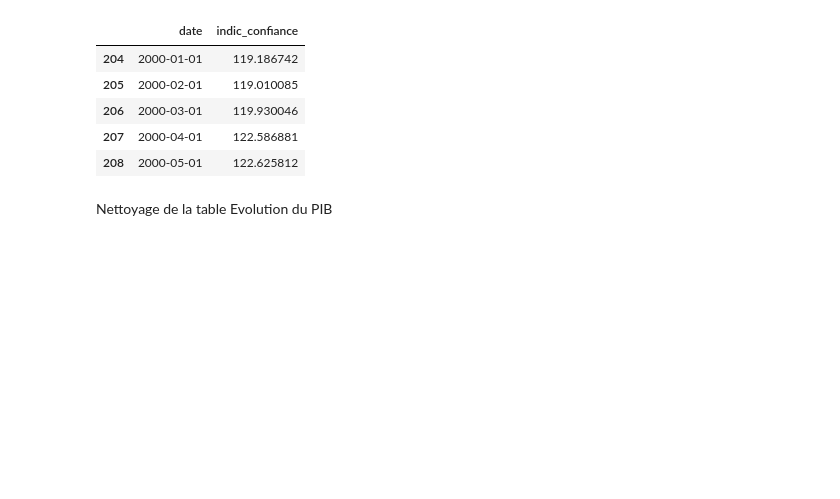
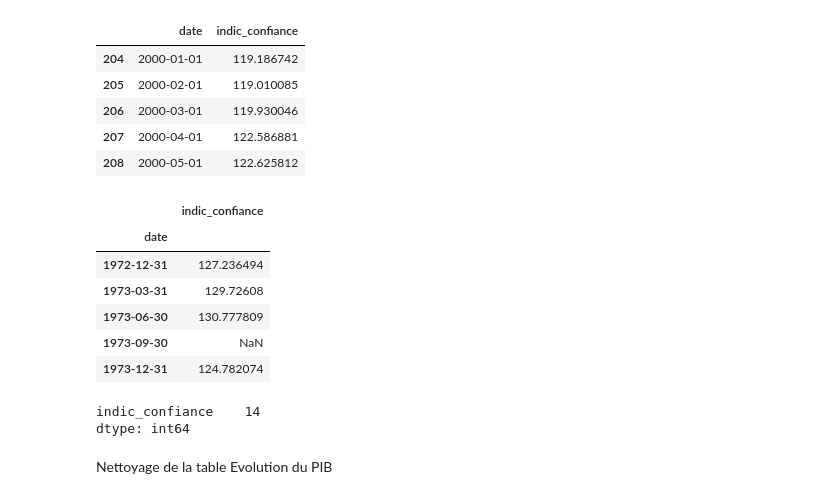
Before and after one commit to amreily/Projet-python-2A, a Jupyter notebook: Notebook_pythondata.ipynb, the cells around one changed output. Saved outputs shown, nothing was run; the diff lists cells and outputs as text; code cells hidden in the pictures; blank space fills up the shorter version.

```diff
--- a/Notebook_pythondata.ipynb
+++ b/Notebook_pythondata.ipynb
@@ -142,6 +158,26 @@ confiance_clean.head()
 | 206 | 2000-03-01 | 119.930046 |
 | 207 | 2000-04-01 | 122.586881 |
 | 208 | 2000-05-01 | 122.625812 |
+# %%
+# Convertir les données journalières en trimestrielles (moyenne trimestrielle)
+confiance["date"] = pd.to_datetime(confiance["date"])
+confiance.set_index("date", inplace=True)
+confiance_trimestriel = confiance.resample("Q").mean()
+# %%
+confiance_trimestriel.head()
+# %% [output]
+|  | indic_confiance |
+| date |  |
+| 1972-12-31 | 127.236494 |
+| 1973-03-31 | 129.72608 |
+| 1973-06-30 | 130.777809 |
+| 1973-09-30 | NaN |
+| 1973-12-31 | 124.782074 |
+# %%
+print(confiance_trimestriel.isna().sum())
+# %% [output]
+indic_confiance    14
+dtype: int64
 # %% [markdown]
 Nettoyage de la table Evolution du PIB
 # %% [markdown]
```
Also changed, not shown: parts of 9 cells of this notebook, 1 other file.
